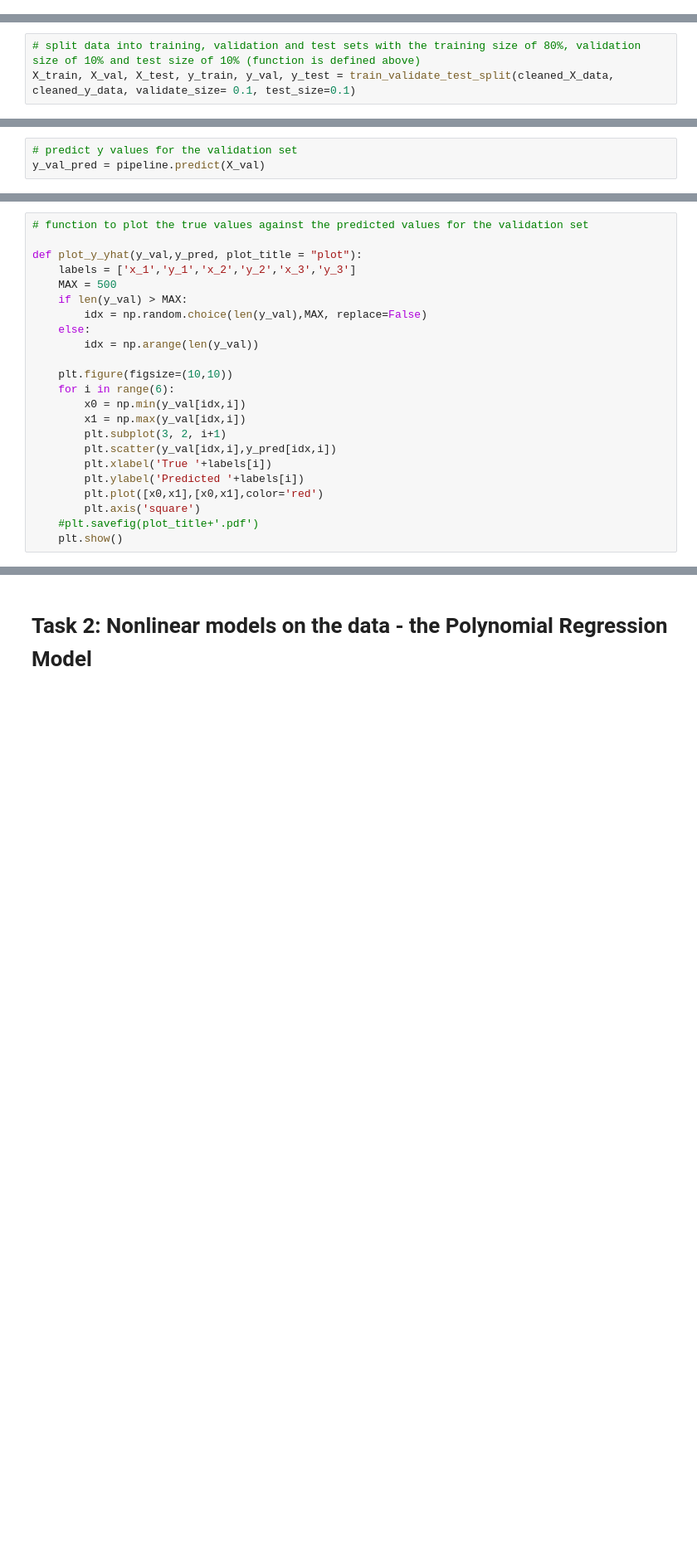
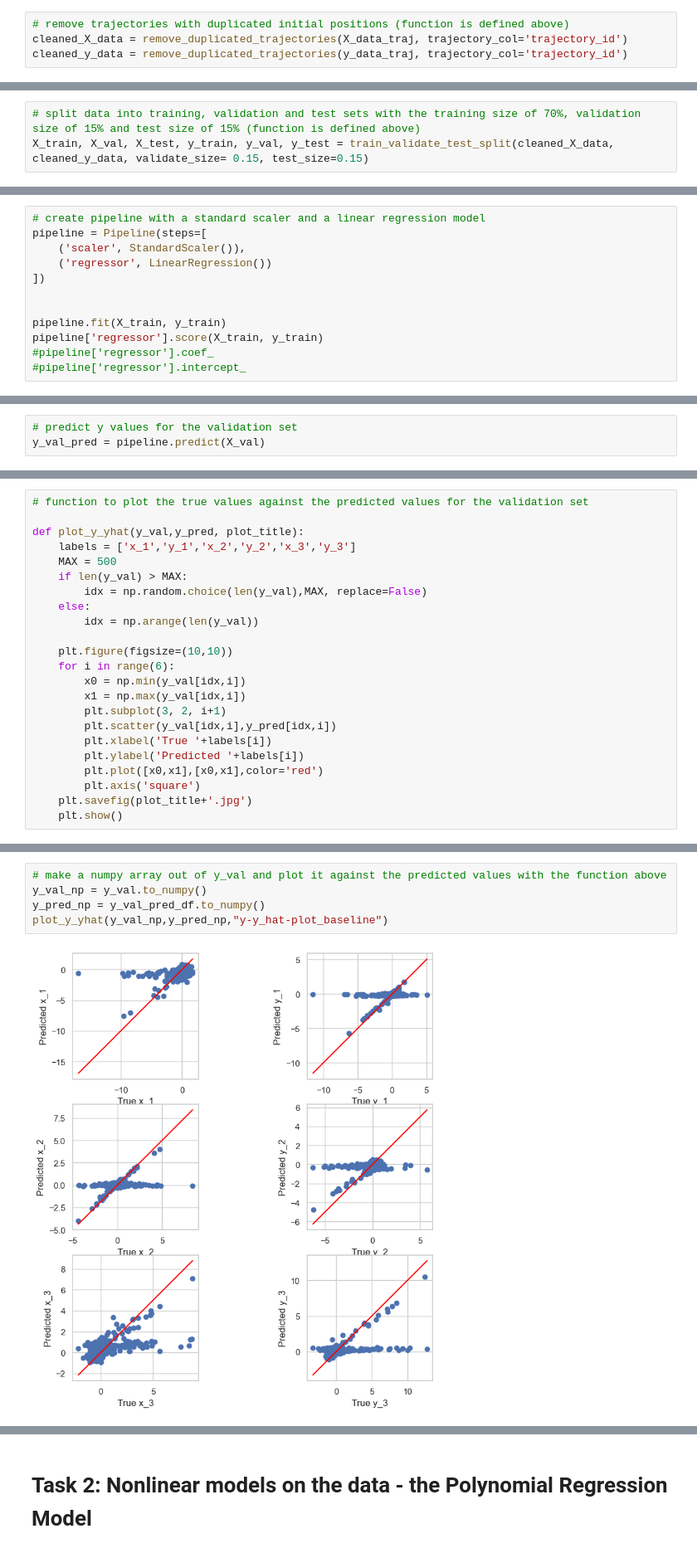
Before and after one commit to Evafranck/assignment, a Jupyter notebook: solution.ipynb, the cells around one changed output, grey strips where cells are left out. Shown: that part at 83% size. Saved outputs shown, nothing was run; the diff lists cells and outputs as text; blank space fills up the shorter version.

```diff
--- a/solution.ipynb
+++ b/solution.ipynb
@@ -356,0 +355,4 @@ Found 1 duplicated first samples with indices Index([3297], dtype='int64').
+# %%
+# remove trajectories with duplicated initial positions (function is defined above)
+cleaned_X_data = remove_duplicated_trajectories(X_data_traj, trajectory_col='trajectory_id')
+cleaned_y_data = remove_duplicated_trajectories(y_data_traj, trajectory_col='trajectory_id')
@@ -357,6 +362,6 @@ Found 1 duplicated first samples with indices Index([3297], dtype='int64').
 # %%
-# split data into training, validation and test sets with the training size of 80%, validation size of 10% and test size of 10% (function is defined above)
-X_train, X_val, X_test, y_train, y_val, y_test = train_validate_test_split(cleaned_X_data, cleaned_y_data, validate_size= 0.1, test_size=0.1)
+# split data into training, validation and test sets with the training size of 70%, validation size of 15% and test size of 15% (function is defined above)
+X_train, X_val, X_test, y_train, y_val, y_test = train_validate_test_split(cleaned_X_data, cleaned_y_data, validate_size= 0.15, test_size=0.15)
 # %% [markdown]
 Remove the trajectory_id column as it was only necessary for the splitting once with t in training and validation data, once without and once only in training data
 # %%
@@ -392,0 +379,12 @@ y_test = y_test.drop(columns=['trajectory_id', 't'])
+# %%
+# create pipeline with a standard scaler and a linear regression model
+pipeline = Pipeline(steps=[
+    ('scaler', StandardScaler()),
+    ('regressor', LinearRegression())
+])
+
+
+pipeline.fit(X_train, y_train)
+pipeline['regressor'].score(X_train, y_train)
+#pipeline['regressor'].coef_
+#pipeline['regressor'].intercept_
@@ -426,7 +408,7 @@ Root Mean Squared Error: 1.1729722395550999
 # %%
 # function to plot the true values against the predicted values for the validation set
 
-def plot_y_yhat(y_val,y_pred, plot_title = "plot"):
+def plot_y_yhat(y_val,y_pred, plot_title):
     labels = ['x_1','y_1','x_2','y_2','x_3','y_3']
     MAX = 500
     if len(y_val) > MAX:
@@ -444,5 +426,5 @@ def plot_y_yhat(y_val,y_pred, plot_title = "plot"):
         plt.ylabel('Predicted '+labels[i])
         plt.plot([x0,x1],[x0,x1],color='red')
         plt.axis('square')
-    #plt.savefig(plot_title+'.pdf')
+    plt.savefig(plot_title+'.jpg')
     plt.show()
@@ -452,3 +431,10 @@ def plot_y_yhat(y_val,y_pred, plot_title = "plot"):
+# %%
+# make a numpy array out of y_val and plot it against the predicted values with the function above
+y_val_np = y_val.to_numpy()
+y_pred_np = y_val_pred_df.to_numpy()
+plot_y_yhat(y_val_np,y_pred_np,"y-y_hat-plot_baseline")
+# %% [output]
+[figure, added]
 # %%
 # bring the data that we should apply the model on in the right format
 # and predict the y values with our model
```
Also changed, not shown: parts of 52 cells of this notebook.
